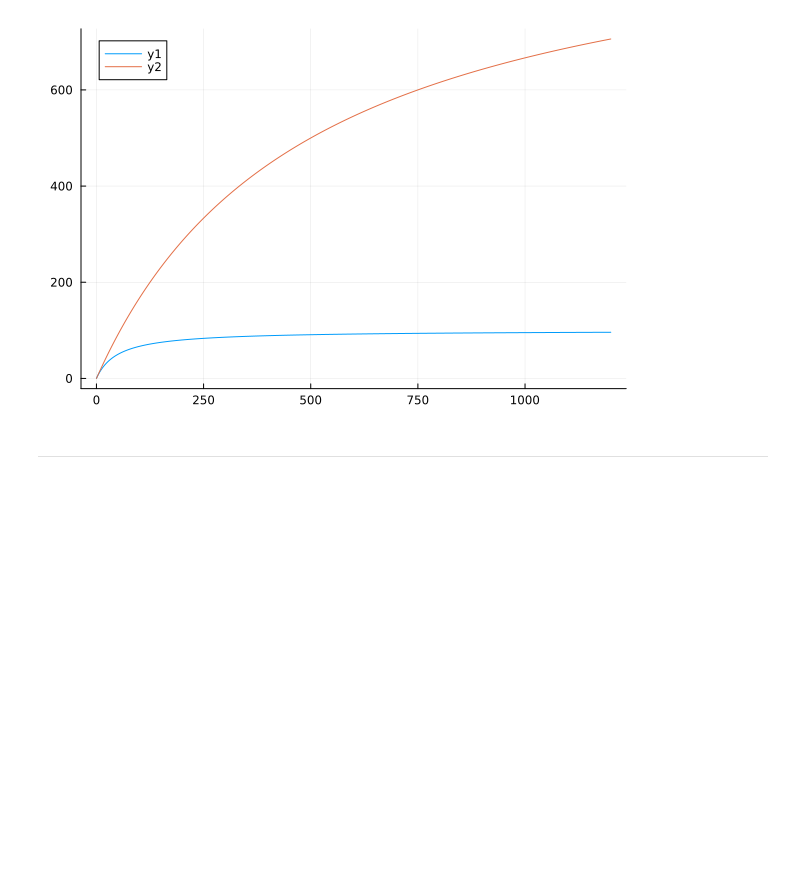
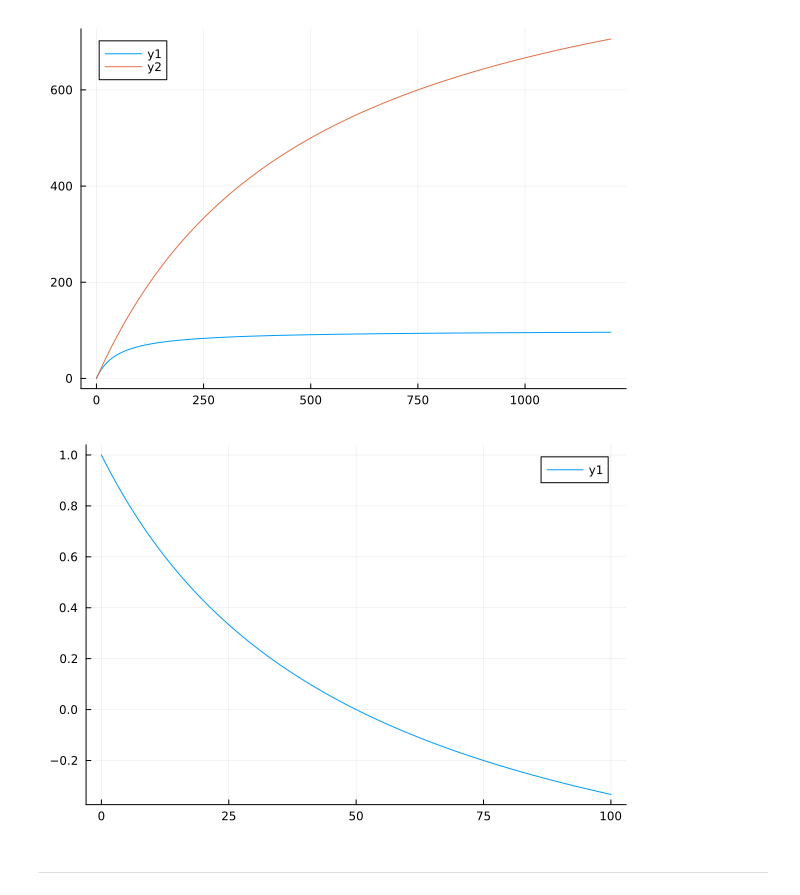
Before and after one commit to HartreeY/RESK, a Jupyter notebook: dev/indiv_based/bh_formula.ipynb, the cells around one changed output. Drawn from its saved outputs; the diff is of its cells as text; code cells hidden in the pictures; blank space fills up the shorter version.

```diff
--- a/dev/indiv_based/bh_formula.ipynb
+++ b/dev/indiv_based/bh_formula.ipynb
@@ -14,6 +14,10 @@ K_CAPACITY = 500
 plot!(xs, [x * (R_PROLIF_RATE/(1 + (x*(R_PROLIF_RATE-1))/K_CAPACITY)) for x in xs])
 # %% [output]
 [figure]
+# %%
+plot(xs, [2*(R_PROLIF_RATE*K_CAPACITY/(2*K_CAPACITY+2*x*(R_PROLIF_RATE-1))-0.5) for x in xs])
+# %% [output]
+[figure, added]
 # %% [markdown]
 ---
 # %%
```
Also changed, not shown: parts of 1 cell of this notebook, 5 other files.
